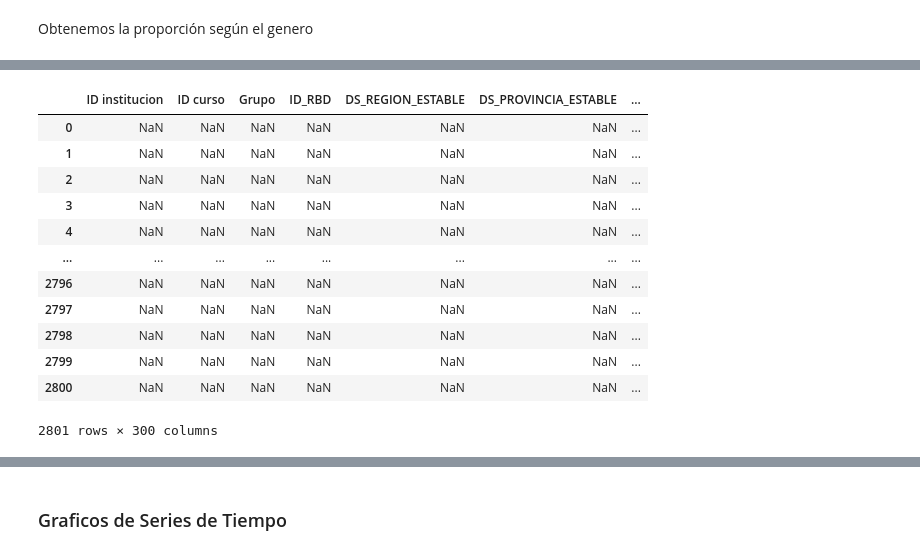
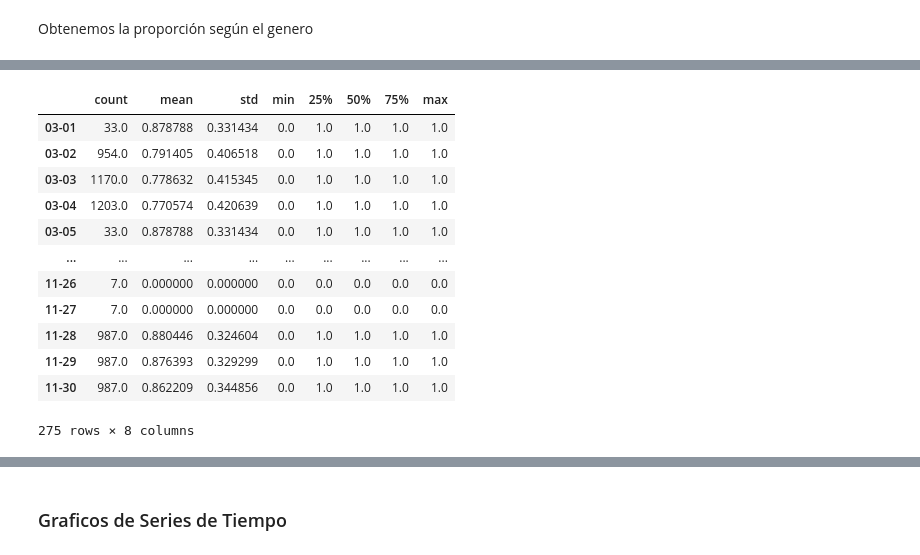
Before and after one commit to MrChurrasco/Practice_PDF_Parse, a Jupyter notebook: Graficos.ipynb, the cells around one changed output, grey strips where cells are left out. Drawn from its saved outputs; the diff is of its cells as text; code cells hidden in the pictures.

```diff
--- a/Graficos.ipynb
+++ b/Graficos.ipynb
@@ -241,19 +241,21 @@ for cat in ["M","F"]:
-# %%
-df_all[df_all[list_fechas]>=0]
-# %% [output]
-|  | ID institucion | ID curso | Grupo | ID_RBD | DS_REGION_ESTABLE | DS_PROVINCIA_ESTABLE | ... |
-| 0 | NaN | NaN | NaN | NaN | NaN | NaN | ... |
-| 1 | NaN | NaN | NaN | NaN | NaN | NaN | ... |
-| 2 | NaN | NaN | NaN | NaN | NaN | NaN | ... |
-| 3 | NaN | NaN | NaN | NaN | NaN | NaN | ... |
-| 4 | NaN | NaN | NaN | NaN | NaN | NaN | ... |
-| ... | ... | ... | ... | ... | ... | ... | ... |
-| 2796 | NaN | NaN | NaN | NaN | NaN | NaN | ... |
-| 2797 | NaN | NaN | NaN | NaN | NaN | NaN | ... |
-| 2798 | NaN | NaN | NaN | NaN | NaN | NaN | ... |
-| 2799 | NaN | NaN | NaN | NaN | NaN | NaN | ... |
-| 2800 | NaN | NaN | NaN | NaN | NaN | NaN | ... |
-2801 rows × 300 columns
+# %%
+aux = df_all.assign(sobre_mediana_ive=lambda x: x["IVE-SINAE BÁSICA 2022"]>=mediana_ive)
+aux = aux[(aux["sobre_mediana_ive"]==False)][list_fechas]
+aux[(aux[list_fechas]>=0)].describe().T
+# %% [output]
+|  | count | mean | std | min | 25% | 50% | 75% | max |
+| 03-01 | 33.0 | 0.878788 | 0.331434 | 0.0 | 1.0 | 1.0 | 1.0 | 1.0 |
+| 03-02 | 954.0 | 0.791405 | 0.406518 | 0.0 | 1.0 | 1.0 | 1.0 | 1.0 |
+| 03-03 | 1170.0 | 0.778632 | 0.415345 | 0.0 | 1.0 | 1.0 | 1.0 | 1.0 |
+| 03-04 | 1203.0 | 0.770574 | 0.420639 | 0.0 | 1.0 | 1.0 | 1.0 | 1.0 |
+| 03-05 | 33.0 | 0.878788 | 0.331434 | 0.0 | 1.0 | 1.0 | 1.0 | 1.0 |
+| ... | ... | ... | ... | ... | ... | ... | ... | ... |
+| 11-26 | 7.0 | 0.000000 | 0.000000 | 0.0 | 0.0 | 0.0 | 0.0 | 0.0 |
+| 11-27 | 7.0 | 0.000000 | 0.000000 | 0.0 | 0.0 | 0.0 | 0.0 | 0.0 |
+| 11-28 | 987.0 | 0.880446 | 0.324604 | 0.0 | 1.0 | 1.0 | 1.0 | 1.0 |
+| 11-29 | 987.0 | 0.876393 | 0.329299 | 0.0 | 1.0 | 1.0 | 1.0 | 1.0 |
+| 11-30 | 987.0 | 0.862209 | 0.344856 | 0.0 | 1.0 | 1.0 | 1.0 | 1.0 |
+275 rows × 8 columns
 # %%
 for cat in [True,False]:
 
```
Also changed, not shown: parts of 13 cells of this notebook, 19 other files.
